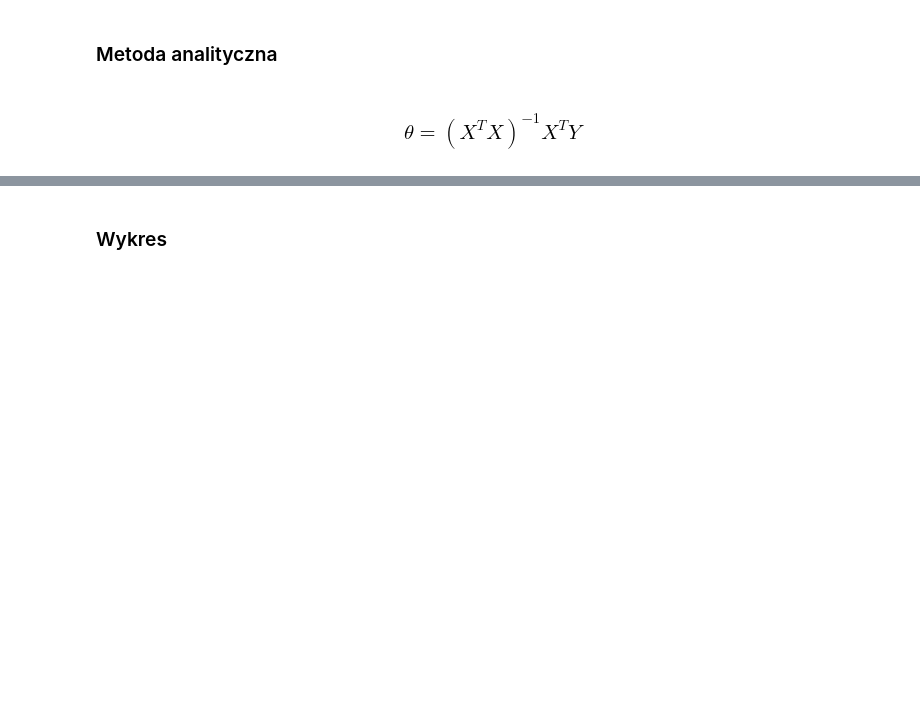
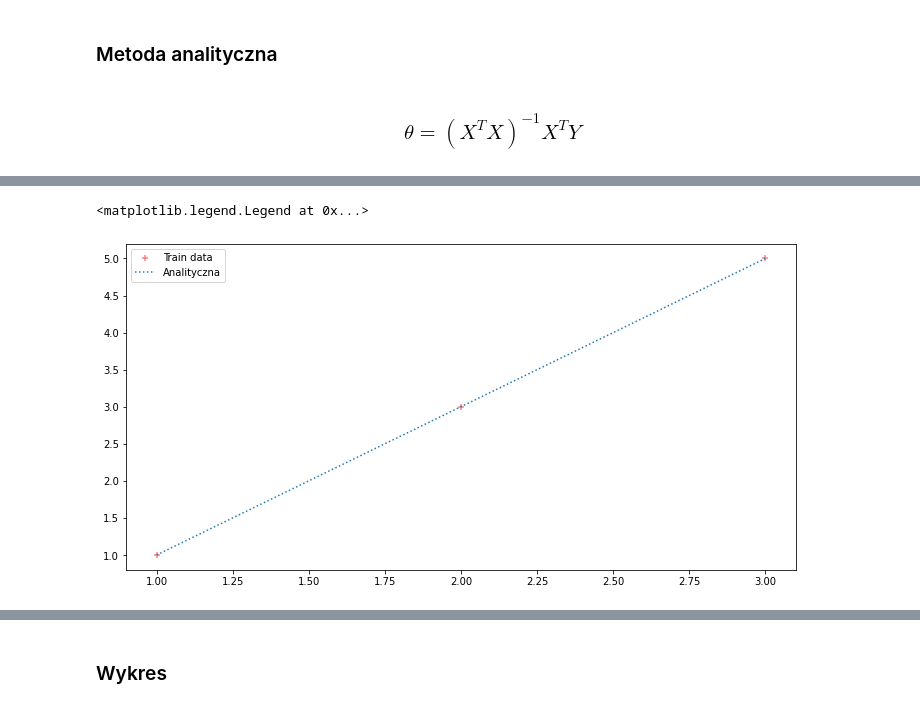
Before and after one commit to rafalbalcerzak/pum, a Jupyter notebook: pum1/PUM_1.ipynb, the cells around one changed output, grey strips where cells are left out. Drawn from its saved outputs; the diff is of its cells as text; code cells hidden in the pictures; blank space fills up the shorter version.

```diff
--- a/pum1/PUM_1.ipynb
+++ b/pum1/PUM_1.ipynb
@@ -69,0 +95,12 @@ print(ans_ana)
+# %%
+x=[1,2,3]
+plt.figure(figsize=(12,6))
+
+plt.scatter(x,Y, color='red', alpha=0.5, marker='+', label="Train data")
+
+plt.plot([min(x),max(x)], [ans_ana[1]*min(x)+ans_ana[0] , ans_ana[1]*max(x)+ans_ana[0]], label="Analityczna", linestyle=":" )
+
+plt.legend()
+# %% [output]
+<matplotlib.legend.Legend at 0x...>
+[figure, added]
```
Also changed, not shown: parts of 7 cells of this notebook.
